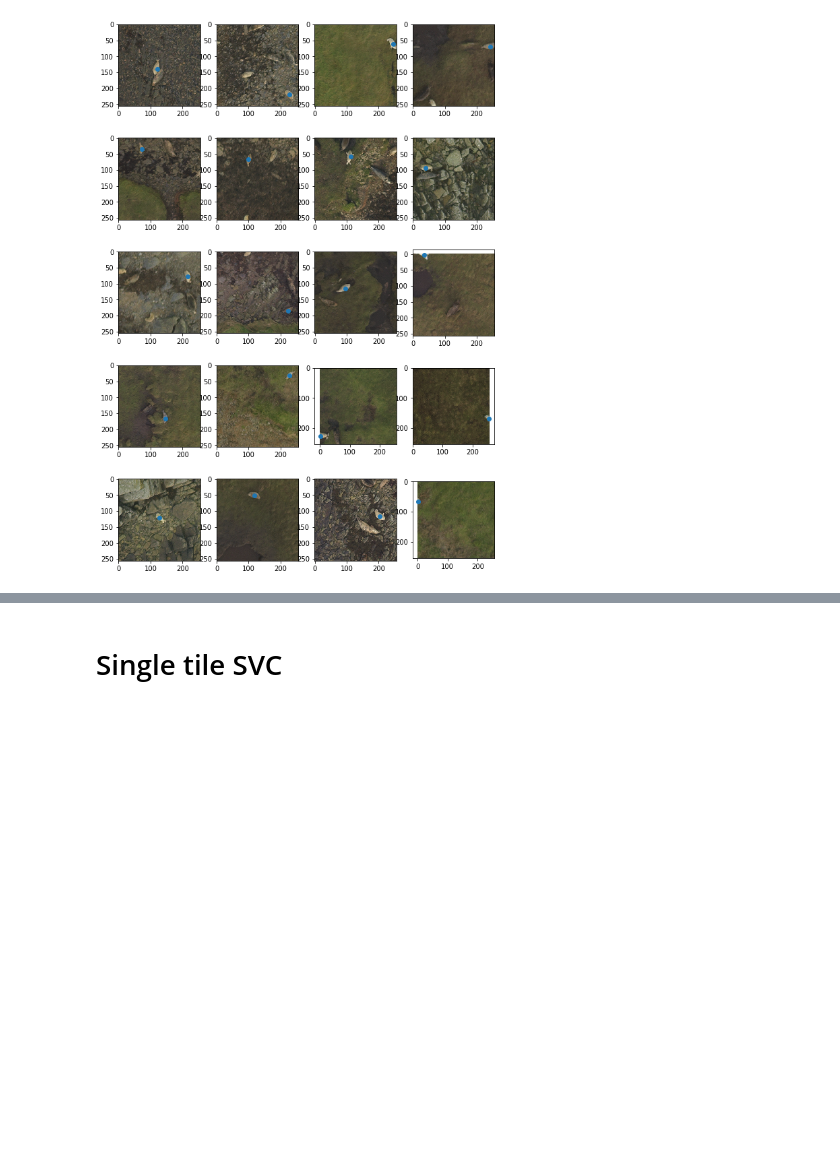
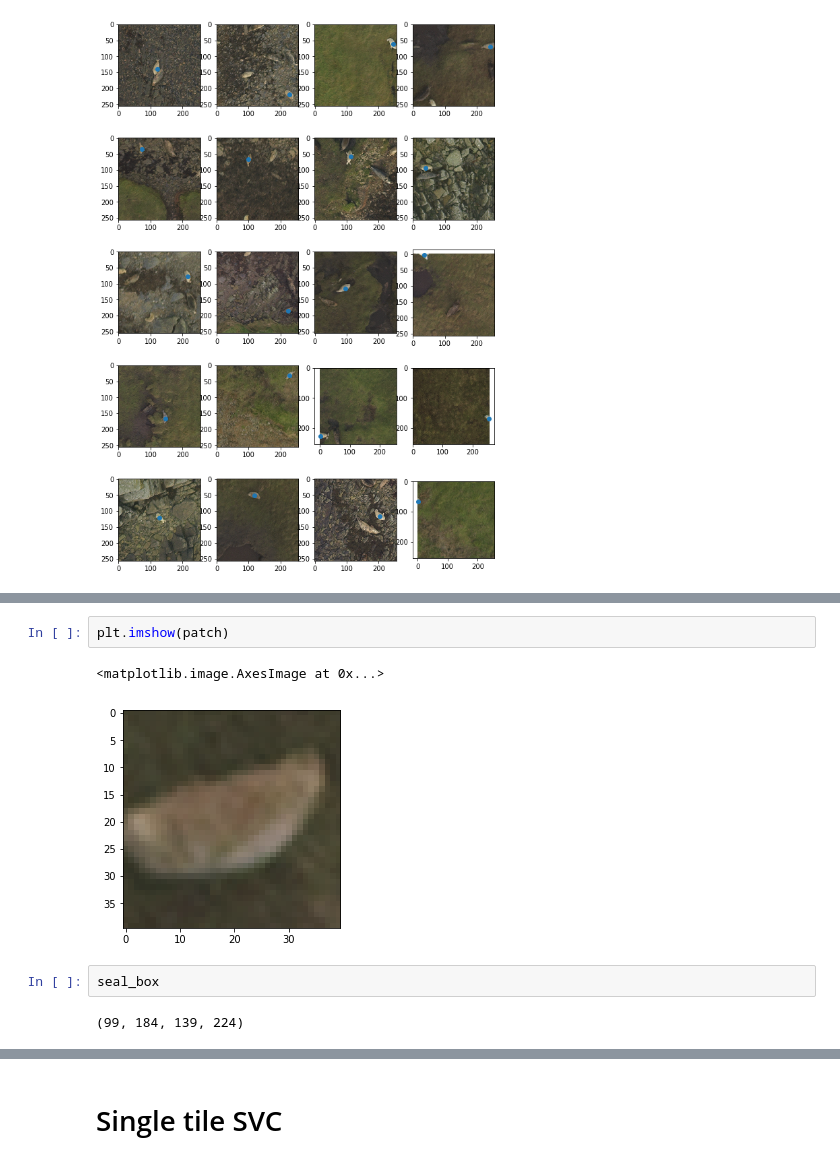
Before and after one commit to alex-schaaf/savewally, a Jupyter notebook: window_size.ipynb, the cells around one changed output, grey strips where cells are left out. Drawn from its saved outputs; the diff is of its cells as text; blank space fills up the shorter version.

Commit message:
classified patches

```diff
--- a/window_size.ipynb
+++ b/window_size.ipynb
@@ -101,0 +108,9 @@ for i, axi in enumerate(ax.flat):
+# %%
+plt.imshow(patch)
+# %% [output]
+<matplotlib.image.AxesImage at 0x...>
+[figure, added]
+# %%
+seal_box
+# %% [output]
+(99, 184, 139, 224)
```
Also changed, not shown: parts of 25 cells of this notebook.
